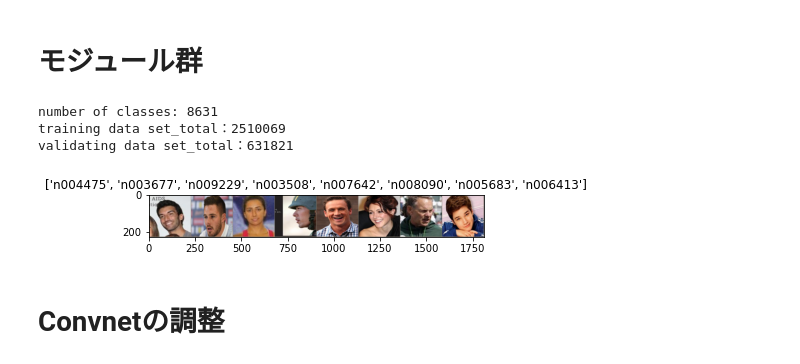
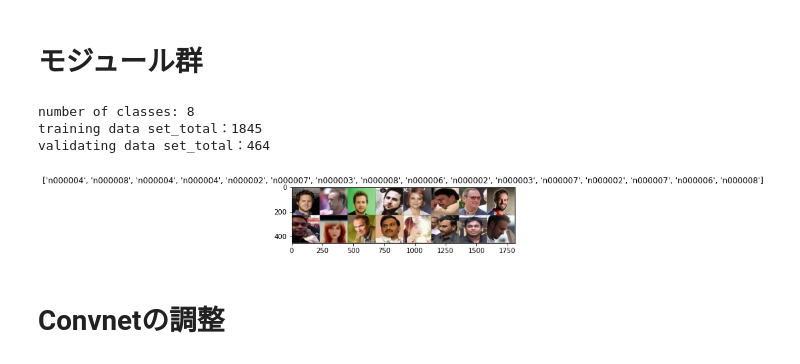
Before and after one commit to ykitaguchi77/VGGface2_pretrain, a Jupyter notebook: EfficientNet_VGGface_lamb.ipynb, the cells around one changed output. Saved outputs shown, nothing was run; the diff lists cells and outputs as text; code cells hidden in the pictures.

```diff
--- a/EfficientNet_VGGface_lamb.ipynb
+++ b/EfficientNet_VGGface_lamb.ipynb
@@ -65,6 +65,10 @@ Random Seed:  1234
 '\n新しいフォルダを作成し、データセットをtrainとvalに振り分けるスクリプト\n\ntrain -----n000001 \n        |--n000002 \n        |\u3000…\n        |\u3000…\n        |--n000009 \n\n    ↓\n\ntrain2------train-----n000001 \n         |   ...
 # %% [markdown]
 # モジュール群
+# %%
+#datasetの場所と、weightsの保存先を指定
+data_dir = 'C:\\Datasets\\VGGface2\\train_10'
+weights_dir = 'C:\\Datasets\\weights\\VGGFace2_10_EfficientNet_lamb.pth'
 # %%
 # 入力画像の前処理をするクラス
 # 訓練時と推論時で処理が異なる
@@ -93,19 +97,20 @@ data_transforms = {
         transforms.Normalize([0.485, 0.456, 0.406], [0.229, 0.224, 0.225])
     ]),
     'val': transforms.Compose([
-        transforms.Resize(224),
+        transforms.RandomResizedCrop(224, scale=(1.0,1.0)),
         transforms.ToTensor(),
         transforms.Normalize([0.485, 0.456, 0.406], [0.229, 0.224, 0.225])
     ]),
 }
 
-data_dir = 'C:\\Datasets\\VGGface2\\train2'
+
+
 n_samples = len(data_dir)
 
 image_datasets = {x: datasets.ImageFolder(os.path.join(data_dir, x),
                                           data_transforms[x])
                   for x in ['train', 'val']}
-dataloaders = {x: torch.utils.data.DataLoader(image_datasets[x], batch_size=8,
+dataloaders = {x: torch.utils.data.DataLoader(image_datasets[x], batch_size=16,
                                              shuffle=True, num_workers=4)
               for x in ['train', 'val']}
 dataset_sizes = {x: len(image_datasets[x]) for x in ['train', 'val']}
@@ -120,11 +125,11 @@ print('number of classes: ' +str(len(class_names)))
 print(class_names)
 k=0
 for i in class_names:
-    print(class_names[k]+"_train:"+str(len(os.listdir(path='C:\\Datasets\\VGGface2\\train2\\train\\'+class_names[k]))))
+    print(class_names[k]+"_train:"+str(len(os.listdir(path= data_dir + '\\train\\' +class_names[k]))))
     k+=1
 k=0
 for i in class_names:
-    print(class_names[k]+"_val:"+str(len(os.listdir(path='C:\\Datasets\\VGGface2\\train2\\val\\'+class_names[k]))))
+    print(class_names[k]+"_val:"+str(len(os.listdir(path= data_dir + '\\val\\' +class_names[k]))))
     k+=1
 '''
 print("training data set_total："+ str(len(image_datasets['train'])))
@@ -204,7 +209,7 @@ class EarlyStopping:
 
 
 #Train models
-def train_model(model, criterion, optimizer, patience, num_epochs):
+def train_model(model, criterion, optimizer, patience, num_epochs, weights_dir):
     since = time.time()
 
     best_model_wts = copy.deepcopy(model.state_dict())
@@ -272,6 +277,10 @@ def train_model(model, criterion, optimizer, patience, num_epochs):
             print('{} Loss: {:.4f} Acc: {:.4f}'.format(
                 phase, epoch_loss, epoch_acc))
 
+            #save weights in every epochs
+            PATH = weights_dir
+            torch.save(model_ft.state_dict(), PATH)
+
 
             # deep copy the model
             if phase == 'val' and epoch_acc > best_acc:
@@ -296,40 +305,46 @@ def train_model(model, criterion, optimizer, patience, num_epochs):
 
     # load best model weights
     model.load_state_dict(best_model_wts)
+
+    # save model weights
+    PATH = weights_dir +'_best'
+    torch.save(model_ft.state_dict(), PATH)
+
+
     return model, train_loss, valid_loss
 
 
 #Visualize model
 def visualize_model(model, num_images=6):
     was_training = model.training
     model.eval()
     images_so_far = 0
     fig = plt.figure()
 
     with torch.no_grad():
         for i, (inputs, labels) in enumerate(dataloaders['val']):
             inputs = inputs.to(device)
             labels = labels.to(device)
 
             outputs = model(inputs)
             _, preds = torch.max(outputs, 1)
 
             for j in range(inputs.size()[0]):
                 images_so_far += 1
                 ax = plt.subplot(num_images//2, 2, images_so_far)
                 ax.axis('off')
                 ax.set_title('predicted: {}'.format(class_names[preds[j]]))
                 imshow(inputs.cpu().data[j])
 
                 if images_so_far == num_images:
                     model.train(mode=was_training)
                     return
         model.train(mode=was_training)
 # %% [output]
-number of classes: 8631
-training data set_total：2510069
-validating data set_total：631821
+number of classes: 8
+training data set_total：1845
+validating data set_total：464
-[figure, old version]
+[figure, new version]
 # %% [markdown]
 # Convnetの調整
 # %%
```
Also changed, not shown: parts of 1 cell of this notebook, 1 other file.
